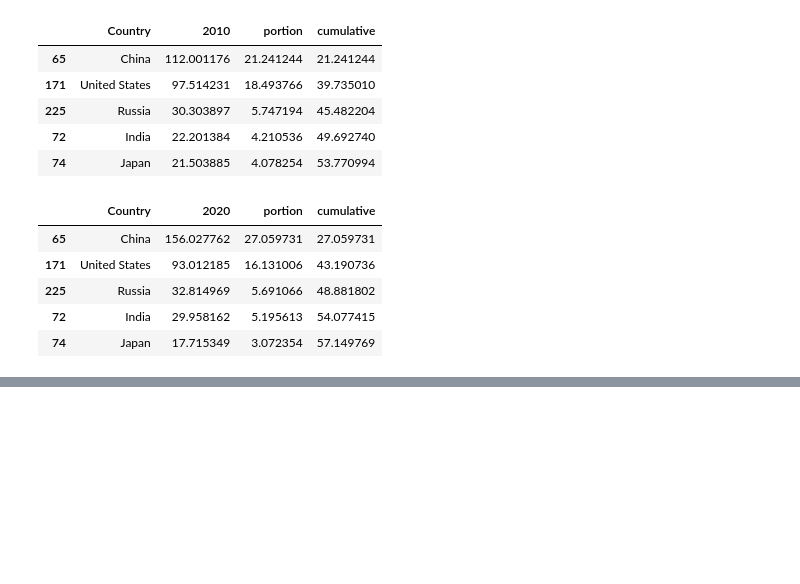
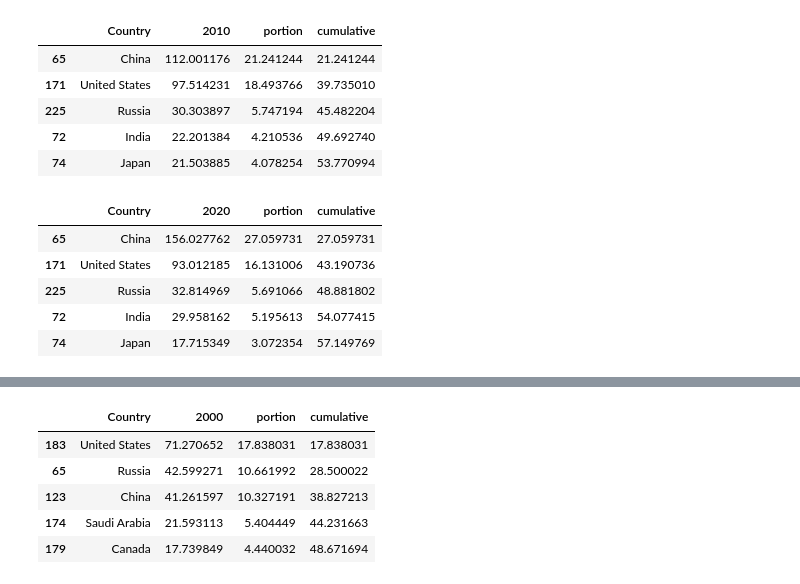
Before and after one commit to lurza/World-Energy-Analysis-main, a Jupyter notebook: Energy_Con_Prod.ipynb, the cells around one changed output, grey strips where cells are left out. Cells and saved outputs as stored; diff of their text form; code cells hidden in the pictures; blank space fills up the shorter version.

```diff
--- a/Energy_Con_Prod.ipynb
+++ b/Energy_Con_Prod.ipynb
@@ -5373,0 +5442,14 @@ top_total_all_con_2020.head()
+# %%
+top_total_all_prod_2000 = total_all_prod[['Country', '2000']]
+top_total_all_prod_2000['2000'] = pd.to_numeric(top_total_all_prod_2000['2000'],errors='coerce')
+top_total_all_prod_2000 = top_total_all_prod_2000.reset_index(drop=True).sort_values(by=['2000'], ascending=False,na_position='last')
+top_total_all_prod_2000['portion'] = top_total_all_prod_2000['2000']/total_all_prod_sum.loc['2000'][0]*100
+top_total_all_prod_2000['cumulative'] = top_total_all_prod_2000['portion'].cumsum()
+top_total_all_prod_2000.head()
+# %% [output]
+|  | Country | 2000 | portion | cumulative |
+| 183 | United States | 71.270652 | 17.838031 | 17.838031 |
+| 65 | Russia | 42.599271 | 10.661992 | 28.500022 |
+| 123 | China | 41.261597 | 10.327191 | 38.827213 |
+| 174 | Saudi Arabia | 21.593113 | 5.404449 | 44.231663 |
+| 179 | Canada | 17.739849 | 4.440032 | 48.671694 |
```
Also changed, not shown: parts of 22 cells of this notebook.
